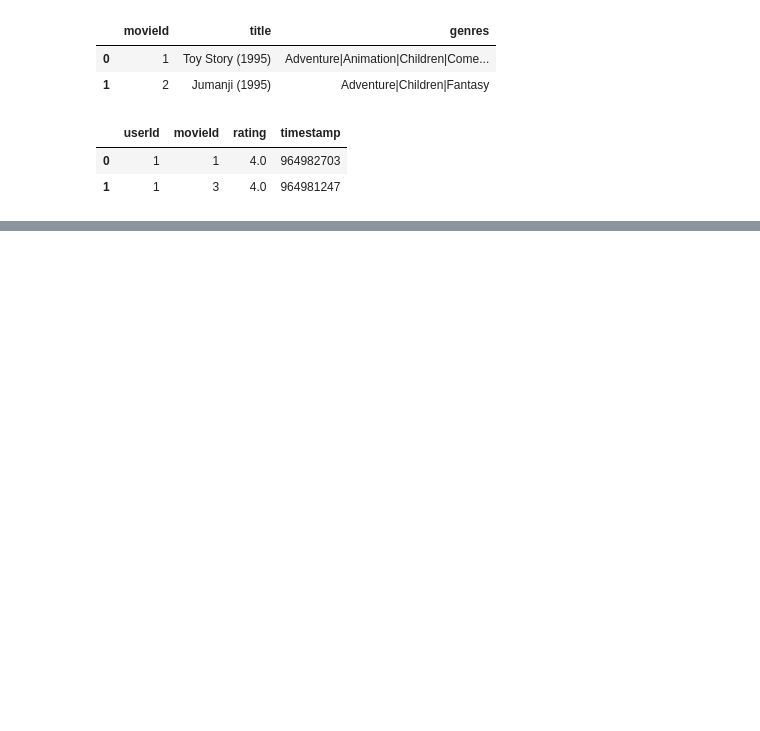
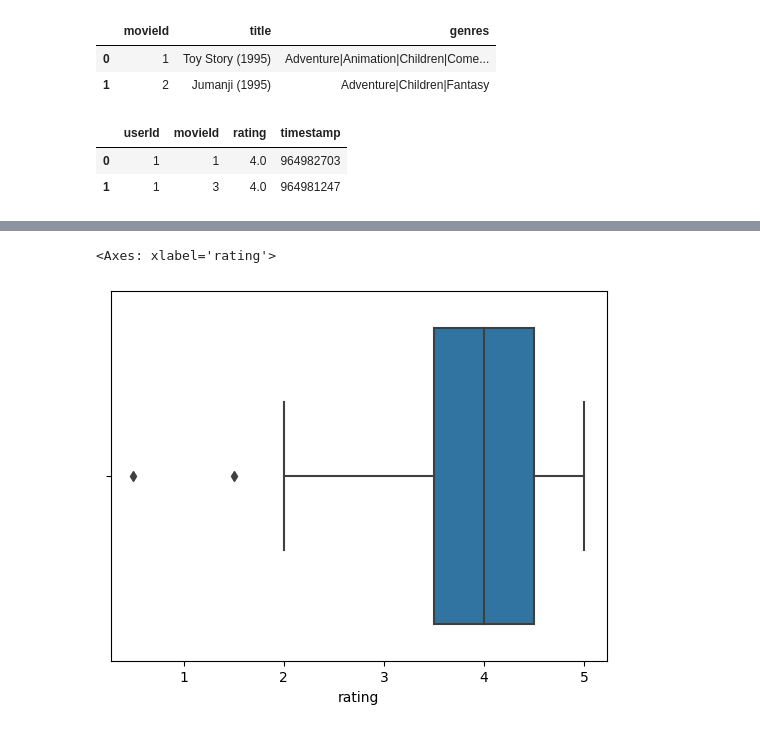
Before and after one commit to Jean-LucasLS/Movies-Data-Analysis, a Jupyter notebook: movielens.ipynb, the cells around one changed output, grey strips where cells are left out. Cells and saved outputs as stored; diff of their text form; code cells hidden in the pictures; blank space fills up the shorter version.

```diff
--- a/movielens.ipynb
+++ b/movielens.ipynb
@@ -24,0 +44,7 @@ df_ratings.query('movieId == 1').rating.mean()
+# %%
+import seaborn as sns
+
+sns.boxplot(x=toy_story_rating.rating)
+# %% [output]
+<Axes: xlabel='rating'>
+[figure, added]
```
Also changed, not shown: parts of 6 cells of this notebook, 1 other file.
